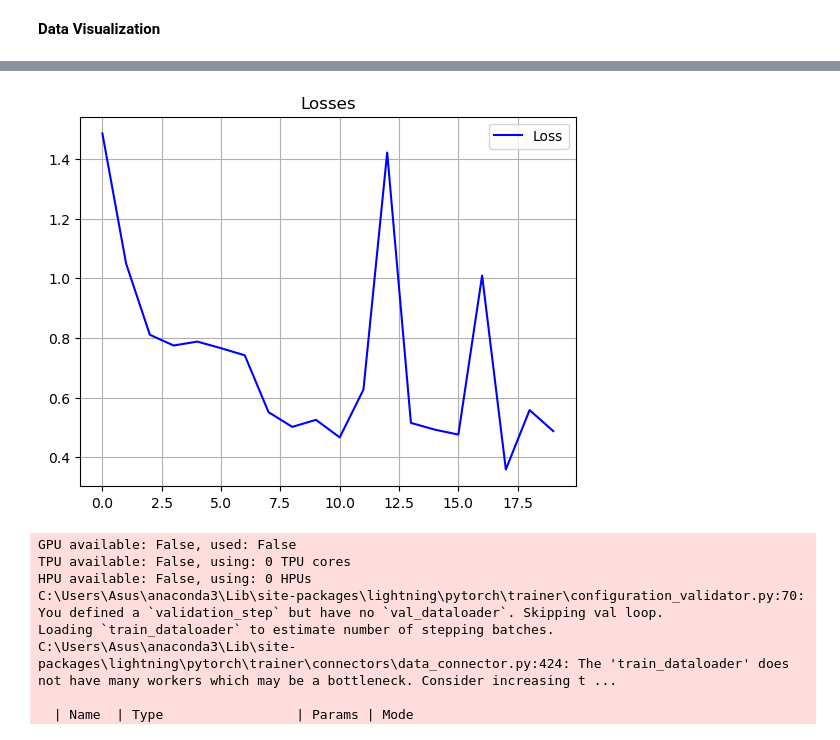
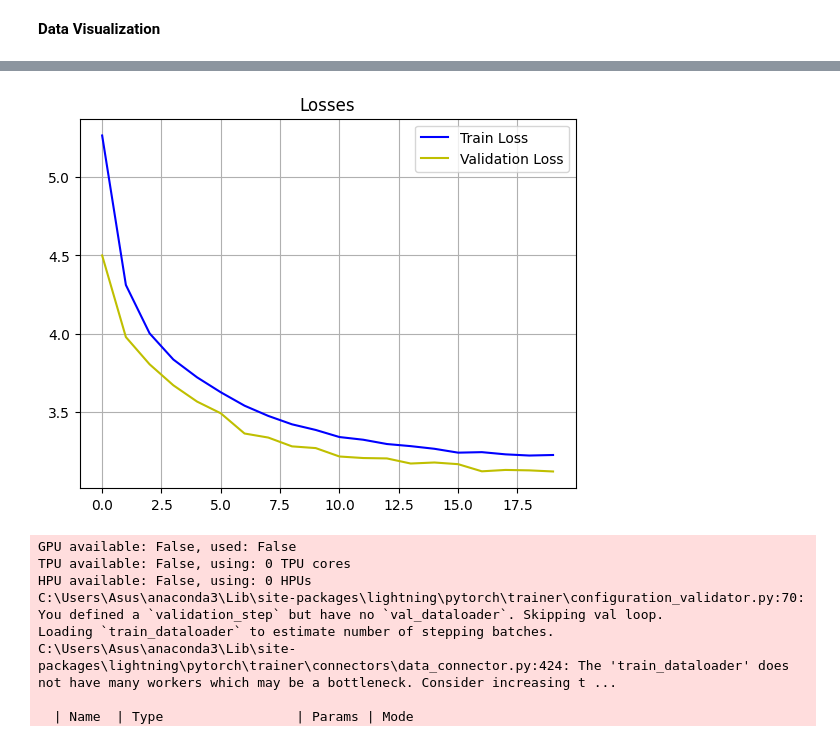
Before and after one commit to shayandesu/Semi-Supervised-Learning-with-crop-images, a Jupyter notebook: Main.ipynb, the cells around one changed output, grey strips where cells are left out. Drawn from its saved outputs; the diff is of its cells as text; code cells hidden in the pictures.

```diff
--- a/Main.ipynb
+++ b/Main.ipynb
@@ -33,11 +35,13 @@ device(type='cpu')
 **Transformer Construction**
 # %%
 transform = transforms.Compose([
-    transforms.RandomResizedCrop(224),
+    transforms.RandomResizedCrop(224, scale=(0.2, 1.0)),
     transforms.RandomHorizontalFlip(),
-    transforms.ColorJitter(0.4, 0.4, 0.4, 0.4),
+    transforms.ColorJitter(brightness=0.4, contrast=0.4, saturation=0.4, hue=0.1),
+    transforms.RandomGrayscale(p=0.2),
+    transforms.GaussianBlur(kernel_size=(5, 5), sigma=(0.1, 2.0)),
     transforms.ToTensor(),
-    transforms.Normalize((0.5, 0.5, 0.5), (0.5, 0.5, 0.5))
+    transforms.Normalize(mean=(0.485, 0.456, 0.406), std=(0.229, 0.224, 0.225)),
 ])
 # %% [markdown]
 **Loading the dataset and performing transformation**
@@ -58,7 +76,8 @@ dataset = AugmentedImageDataset(root='./images/', transform=transform)
 # %% [markdown]
 **Dataloader and setting batch size**
 # %%
-dataloader = DataLoader(dataset, batch_size=BATCH_SIZE, shuffle=True)
+train_dataloader = DataLoader(train_dataset, batch_size=BATCH_SIZE, shuffle=True)
+val_dataloader = DataLoader(val_dataset, batch_size=BATCH_SIZE, shuffle=False)
 # %% [markdown]
 **Data Visualization**
 # %%
@@ -108,13 +161,28 @@ class NTXentLoss(nn.Module):
     def __init__(self, temperature=0.5):
         super(NTXentLoss, self).__init__()
         self.temperature = temperature
-        self.cosine_similarity = nn.CosineSimilarity(dim=-1)
 
-    def forward(self, zi, zj):
-        # Normalize embeddings
-        zi, zj = nn.functional.normalize(zi, dim=-1), nn.functional.normalize(zj, dim=-1)
-        similarity_matrix = torch.mm(zi, zj.T) / self.temperature
-        labels = torch.arange(zi.size(0)).to(zi.device)
-        loss = nn.CrossEntropyLoss()(similarity_matrix, labels)
+    def forward(self, z1, z2, z3):
+        z1 = nn.functional.normalize(z1, dim=-1)
+        z2 = nn.functional.normalize(z2, dim=-1)
+        z3 = nn.functional.normalize(z3, dim=-1)
+
+        sim_12 = torch.mm(z1, z2.T) / self.temperature
+        sim_13 = torch.mm(z1, z3.T) / self.temperature
+        sim_23 = torch.mm(z2, z3.T) / self.temperature
+
+        labels = torch.arange(z1.size(0)).to(z1.device)
+
+        loss_12 = nn.CrossEntropyLoss()(sim_12, labels)
+        loss_13 = nn.CrossEntropyLoss()(sim_13, labels)
+        loss_23 = nn.CrossEntropyLoss()(sim_23, labels)
+
+        loss = (loss_12 + loss_13 + loss_23) / 3
         return loss
+# %%
+model = ResNetWithProjectionHead(feature_dim=FEATURE_DIM).to(device)
+loss_fn = NTXentLoss(temperature=TEMPERATURE)
+optimizer = torch.optim.AdamW(model.parameters(), lr=LR)
+scheduler = torch.optim.lr_scheduler.CosineAnnealingLR(optimizer, T_max=NUM_EPOCHS)
+# summary(model, [(3, 224, 224), (3, 224, 224), (3, 224, 224)], device='cuda')
 # %%
@@ -164,11 +247,12 @@ Epoch [20/20], Loss: 0.4872
 # %%
 plt.title("Losses")
-plt.plot(losses, label="Loss", color="b")
+plt.plot(train_losses, label="Train Loss", color="b")
+plt.plot(val_losses, label="Validation Loss", color="y")
 plt.grid(True)
 plt.legend()
 plt.show()
 # %% [output]
-[figure, old version]
+[figure, new version]
 # %%
 def visualize_reconstruction(original, masked, reconstructed):
     fig, axes = plt.subplots(1, 3, figsize=(12, 4))
```
Also changed, not shown: parts of 9 cells of this notebook.
